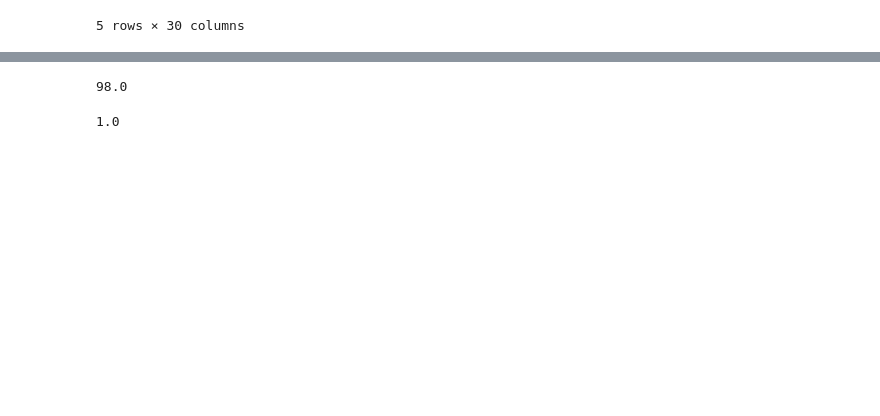
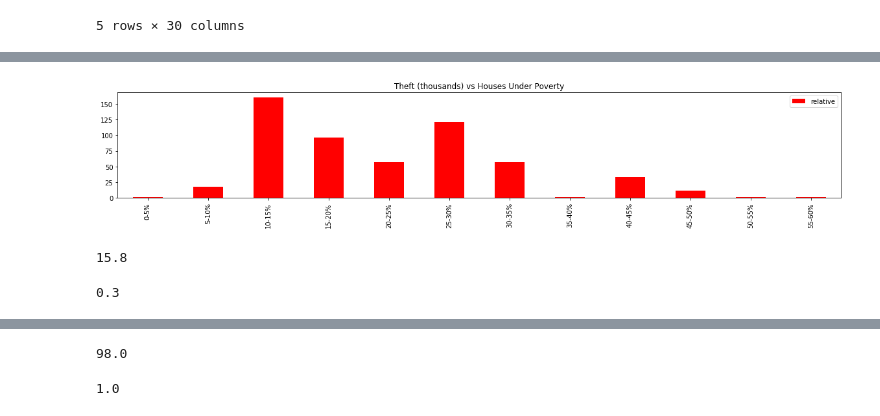
Before and after one commit to alimasoudi/test-project, a Jupyter notebook: Chicago-Crime-Data-Analysis.ipynb, the cells around one changed output, grey strips where cells are left out. Saved outputs shown, nothing was run; the diff lists cells and outputs as text; code cells hidden in the pictures; blank space fills up the shorter version.

```diff
--- a/Chicago-Crime-Data-Analysis.ipynb
+++ b/Chicago-Crime-Data-Analysis.ipynb
@@ -376,0 +465,16 @@ ward_25.head()
+# %%
+# Create the bins in which Data will be held
+# Bins are 0, 60, 70, 80, 90, 100
+bins = [0, 5, 10, 15, 20, 25,30,35,40,45,50,55,60]
+
+# Create the names for the four bins
+group_names = ["0-5%", "5-10%", "10-15%", "15-20%", "20-25%","25-30%","30-35%","35-40%","40-45%","45-50%","50-55%","55-60%"]
+
+theft["% Houses Under Poverty"] = pd.cut(theft["PERCENT HOUSEHOLDS BELOW POVERTY"], bins, labels=group_names)
+c=theft["% Houses Under Poverty"].value_counts()
+c_df = pd.DataFrame(c)
+
+c_df["relative"]=c_df["% Houses Under Poverty"]/1000
+c1=pd.DataFrame(c_df["relative"].sort_index())
+#c1=pd.DataFrame(c1)
+c1
@@ -376,0 +499,17 @@ ward_25.head()
+# %%
+c1.plot(kind="bar", figsize=(20,3),color='r')
+
+# Set a title for the chart
+plt.title("Theft (thousands) vs Houses Under Poverty")
+
+plt.show()
+# %% [output]
+[figure, added]
+# %%
+theft["PERCENT OF HOUSING CROWDED"].max()
+# %% [output]
+15.8
+# %%
+theft["PERCENT OF HOUSING CROWDED"].min()
+# %% [output]
+0.3
```
Also changed, not shown: parts of 27 cells of this notebook.
